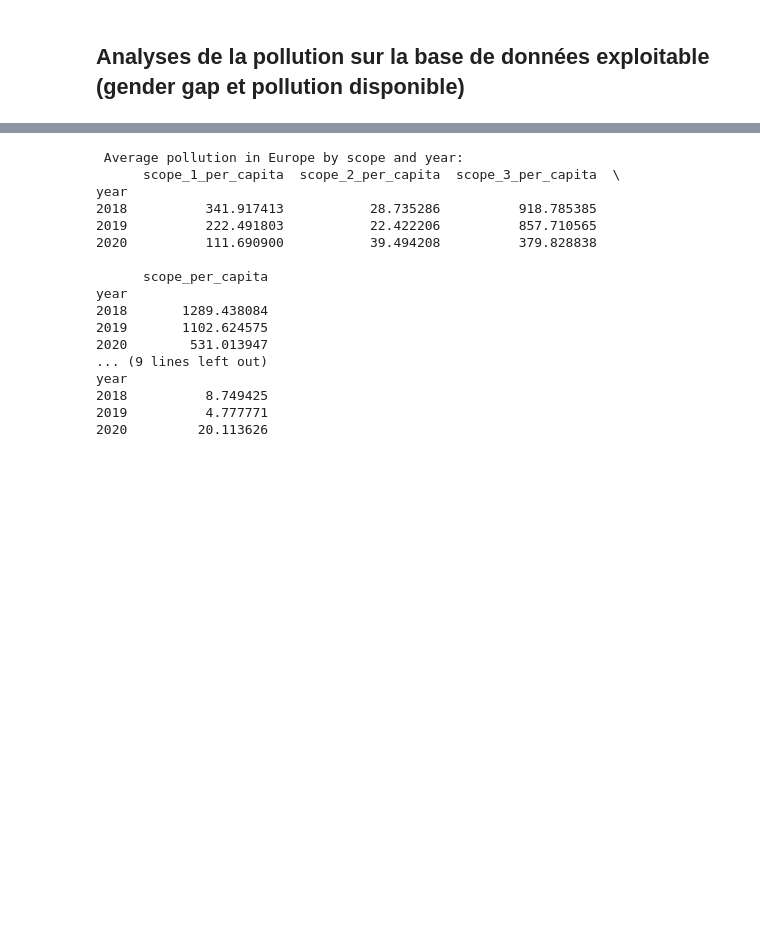
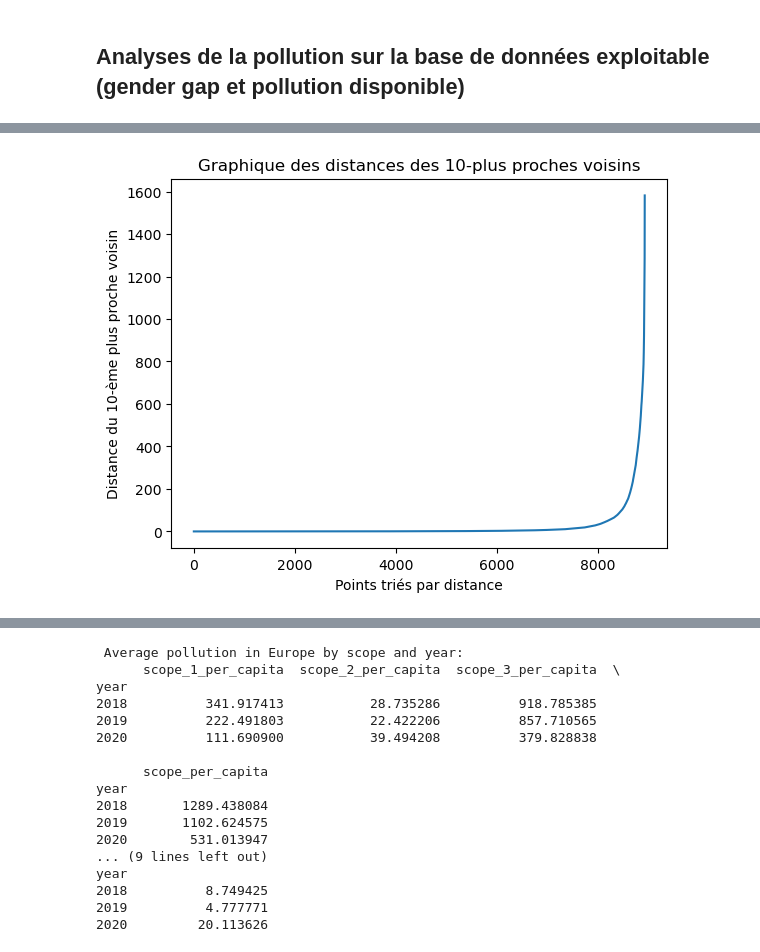
Before and after one commit to pierperri/StatApp, a Jupyter notebook: Code_1.ipynb, the cells around one changed output, grey strips where cells are left out. Cells and saved outputs as stored; diff of their text form; code cells hidden in the pictures; blank space fills up the shorter version.

Commit message:
cluster

```diff
--- a/Code_1.ipynb
+++ b/Code_1.ipynb
@@ -44,4 +36,9 @@ dtype: float64
 # %%
+data['scope_1_per_capita'] = data['scope_1'] / data['employees']
+data['scope_2_per_capita'] = data['scope_2'] / data['employees']
+data['scope_3_per_capita'] = data['scope_3'] / data['employees']
+data['scope_per_capita'] = data['scope_1_per_capita'] + data['scope_2_per_capita'] + data['scope_3_per_capita']
+
 # Filter out rows with non-NA values for 'gender_pay_gap', 'scope_1', 'scope_2', and 'scope_3'
 filtered_data = data.dropna(subset=['gender_pay_gap', 'scope_1', 'scope_2', 'scope_3'])
 filter1 = data.dropna(subset=['gender_pay_gap', 'scope_2', 'scope_3'])
@@ -61,7 +58,6 @@ print(filtered_data.reset_index())
 
 original_data_by_region = data.groupby('region').size()
 filtered_data_by_region = filtered_data.groupby('region').size()
-print(filtered_data_by_region)
 filtered_data_by_year = filtered_data.groupby('year').size()
 filtered_data_by_industry = filtered_data.groupby('primary_industry').size()
 
@@ -81,10 +77,10 @@ print("\nAttrition rate by region (%):")
 print(attrition_rate_by_region)
 
 # Construct variables for scope 1, scope 2, and scope 3 emissions per capita
-filtered_data['scope_1_per_capita'] = filtered_data['scope_1'] / filtered_data['employees']
-filtered_data['scope_2_per_capita'] = filtered_data['scope_2'] / filtered_data['employees']
-filtered_data['scope_3_per_capita'] = filtered_data['scope_3'] / filtered_data['employees']
-filtered_data['scope_per_capita'] = filtered_data['scope_1_per_capita'] + filtered_data['scope_2_per_capita'] + filtered_data['scope_3_per_capita']
+#filtered_data['scope_1_per_capita'] = filtered_data['scope_1'] / filtered_data['employees']
+#filtered_data['scope_2_per_capita'] = filtered_data['scope_2'] / filtered_data['employees']
+#filtered_data['scope_3_per_capita'] = filtered_data['scope_3'] / filtered_data['employees']
+#filtered_data['scope_per_capita'] = filtered_data['scope_1_per_capita'] + filtered_data['scope_2_per_capita'] + filtered_data['scope_3_per_capita']
 # %% [output]
 0.286
 1.290
@@ -103,3 +99,89 @@ Europe                         95.994971
 Latin America and Caribbean    99.449686
 United States and Canada       99.612984
 dtype: float64
+# %%
+from sklearn.utils import resample
+from sklearn.cluster import AgglomerativeClustering
+from sklearn.cluster import DBSCAN
+from sklearn.neighbors import NearestNeighbors
+clust = data[['scope_1_per_capita', 'scope_2_per_capita', 'scope_3_per_capita','primary_industry']]
+clust.dropna(inplace=True)
+
+# Sélectionner les variables pour le clustering
+X = clust[['scope_1_per_capita', 'scope_2_per_capita', 'scope_3_per_capita']]
+
+# Calculer la distance des k-plus proches voisins
+k = 10  # Nombre de voisins à considérer, vous pouvez ajuster selon votre cas
+nbrs = NearestNeighbors(n_neighbors=k).fit(X)
+distances, _ = nbrs.kneighbors(X)
+
+# Exécuter DBSCAN pour étiqueter les points en clusters
+dbscan = DBSCAN(eps=1000, min_samples=5)  # Réglez eps et min_samples selon votre cas
+clusters = dbscan.fit_predict(X)
+
+# Identifier les points étiquetés comme du bruit (noise)
+noise_indices = dbscan.labels_ == -1
+
+# Supprimer les points étiquetés comme du bruit de la base de données
+clust = clust[~noise_indices]
+X = clust[['scope_1_per_capita', 'scope_2_per_capita', 'scope_3_per_capita']]
+
+# Calculer la distance des k-plus proches voisins
+k = 10  # Nombre de voisins à considérer, vous pouvez ajuster selon votre cas
+nbrs = NearestNeighbors(n_neighbors=k).fit(X)
+distances, _ = nbrs.kneighbors(X)
+
+# Trier les distances pour chaque point
+sorted_distances = np.sort(distances, axis=0)
+mean_distances = np.mean(sorted_distances, axis=1)
+
+# Tracer le graphique des distances des k-plus proches voisins
+plt.plot(np.arange(1, len(mean_distances) + 1), mean_distances)
+plt.xlabel('Points triés par distance')
+plt.ylabel('Distance du {}-ème plus proche voisin'.format(k))
+plt.title('Graphique des distances des {}-plus proches voisins'.format(k))
+plt.show()
+
+# Créer le modèle KMeans
+kmeans = KMeans(n_clusters=10, random_state=42)  # Choix arbitraire de 3 clusters
+
+# Adapter le modèle aux données
+kmeans.fit(X)
+
+# Obtenir les étiquettes de cluster pour chaque point de données
+labels = kmeans.labels_
+
+# Ajouter les étiquettes de cluster au dataframe
+clust['cluster'] = labels
+
+# Représentation en 3D des clusters
+fig = plt.figure(figsize=(10, 8))
+ax = fig.add_subplot(111, projection='3d')
+
+# Afficher chaque cluster avec une couleur différente
+colors = ['#1f77b4', '#ff7f0e', '#2ca02c', '#d62728', '#9467bd',
+          '#8c564b', '#e377c2', '#7f7f7f', '#bcbd22', '#17becf']
+for label, color in zip(range(len(kmeans.cluster_centers_)), colors):
+    ax.scatter(clust[clust['cluster'] == label]['scope_1_per_capita'],
+               clust[clust['cluster'] == label]['scope_2_per_capita'],
+               clust[clust['cluster'] == label]['scope_3_per_capita'],
+               c=color, label='Cluster ' + str(label))
+
+# Marquer les centres de cluster
+ax.scatter(kmeans.cluster_centers_[:, 0], kmeans.cluster_centers_[:, 1], kmeans.cluster_centers_[:, 2],
+           s=300, c='yellow', label='Centroids', marker='o')
+
+ax.set_xlabel('scope_1_per_capita')
+ax.set_ylabel('scope_2_per_capita')
+ax.set_zlabel('scope_3_per_capita')
+ax.set_title('K-means Clustering (3 Clusters)')
+
+plt.legend()
+plt.show()
+
+indus = set(data['primary_industry'])
+for i in indus:
+    print(i)
+    print(clust[clust['primary_industry']==i]['cluster'].value_counts())
+# %% [output]
+[figure, added]
```
Also changed, not shown: parts of 5 cells of this notebook.
